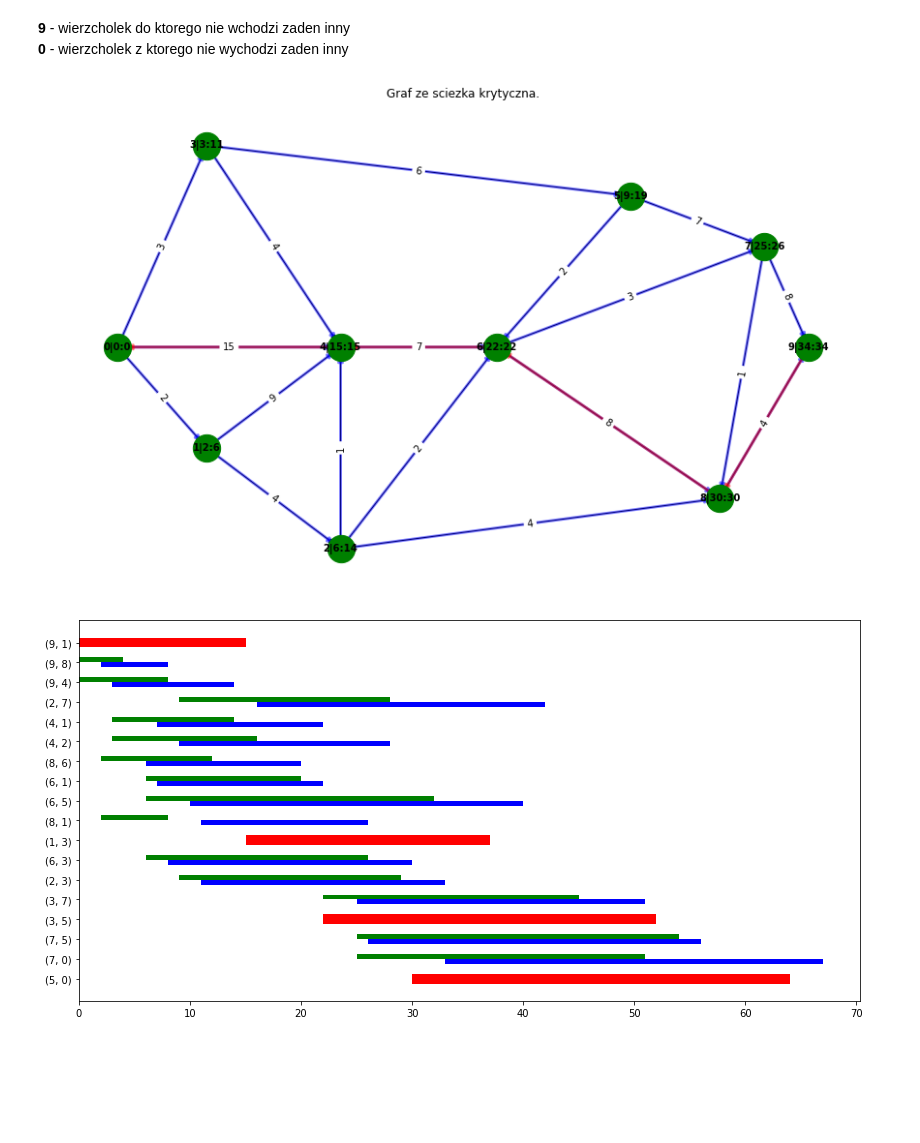
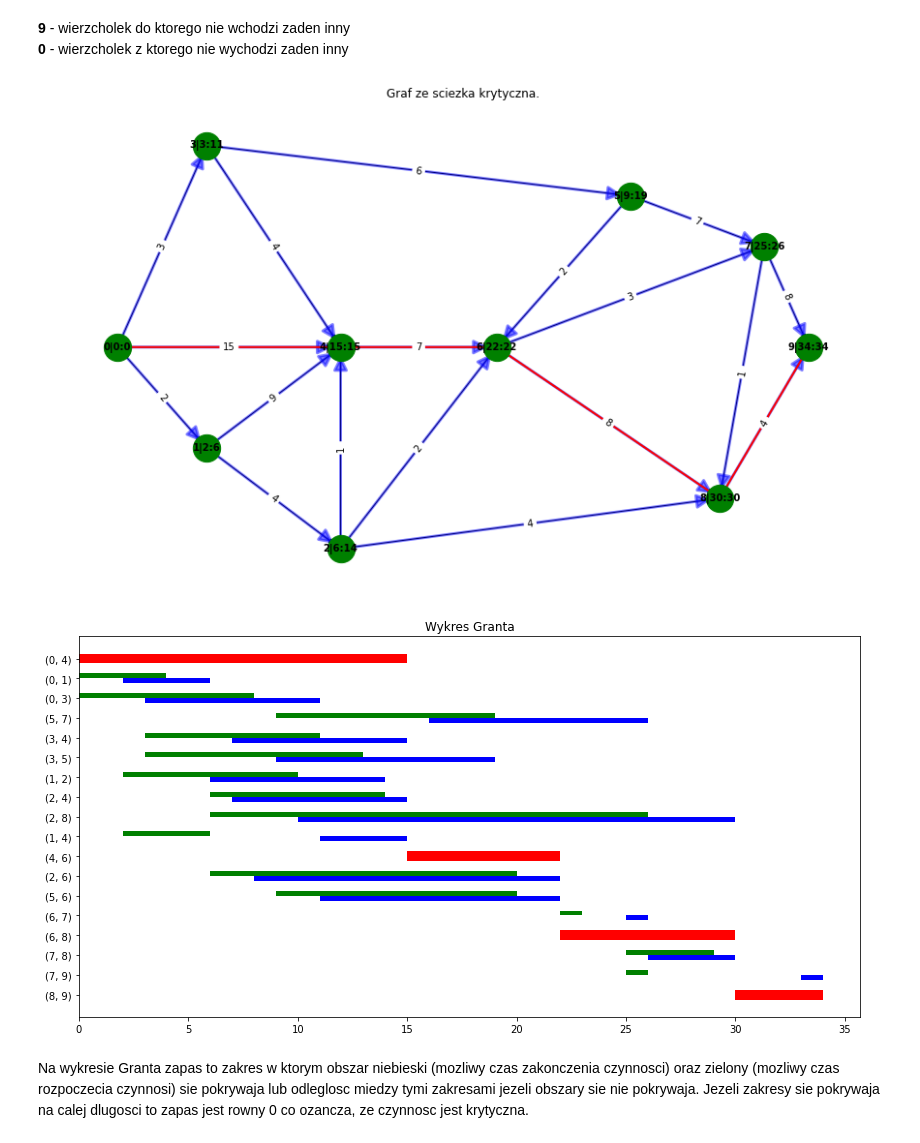
Before and after one commit to djmmatracki/BadanieOperacyjne, a Jupyter notebook: ProgramowanieSieciowe/sprawozdanie.ipynb, the cells around one changed output. Drawn from its saved outputs; the diff is of its cells as text; code cells hidden in the pictures; blank space fills up the shorter version.

```diff
--- a/ProgramowanieSieciowe/sprawozdanie.ipynb
+++ b/ProgramowanieSieciowe/sprawozdanie.ipynb
@@ -175,15 +175,15 @@ pos = {
 labels = {oldIndex: f"{newIndex}|{int(terminy[newIndex][0])}:{int(terminy[newIndex][1])}" for (oldIndex, newIndex) in old2NewIndexes.items()}
 
 nx.draw(G, pos=pos, labels=labels, with_labels=True, font_size=10, font_weight=1000)
-nx.draw_networkx_edges(G, pos, width=3, alpha=0.5, edge_color='b')
+nx.draw_networkx_edges(G, pos, width=3, alpha=0.5, edge_color='b', arrowsize=30)
 nx.draw_networkx_nodes(G, pos, node_size=800, node_color="g")
-nx.draw_networkx_edges(G, pos, edgelist=edges, width=3, alpha=0.5, edge_color='r')
+nx.draw_networkx_edges(G, pos, edgelist=edges, width=2, alpha=1, edge_color='r', arrowsize=1)
 labels = nx.get_edge_attributes(G,'weight')
 nx.draw_networkx_edge_labels(G,pos,edge_labels=labels)
 plt.title("Graf ze sciezka krytyczna.")
 plt.show()
 # %% [output]
-[figure, old version]
+[figure, new version]
 # %%
 # Diagram Granta
 
@@ -205,29 +205,39 @@ edges = [(old2NewIndexes[weight[0]], old2NewIndexes[weight[1]], weight[2]) for w
 Pw, Pp, Kw, Kp = grant(edges, terminy)
 # %%
 
-edges_str = [str((old2NewIndexes[key[0]], old2NewIndexes[key[1]])) for key in Pw.keys()]
+edges_str = [f"({key[0]}, {key[1]})" for key in Pw.keys()]
+
 Pw_list = list(Pw.values())
 Pp_list = list(Pp.values())
 Kw_list = list(Kw.values())
 Kp_list = list(Kp.values())
 
 # Critical
 critical_bar_right = [kp if Pw_list[i] == Pp_list[i] else 0 for i, kp in enumerate(Kp_list)]
 critical_bar_left = [pw if pw == Pp_list[i] else 0 for i, pw in enumerate(Pw_list)]
 
 # Start
 start_bar_right = [pp if Pw_list[i] != Pp_list[i] else 0 for i, pp in enumerate(Pp_list)]
 start_bar_left = [pw if pw != Pp_list[i] else 0 for i, pw in enumerate(Pw_list)]
 
 # End
 end_bar_right = [kp if Kw_list[i] != kp else 0 for i, kp in enumerate(Kp_list)]
 end_bar_left = [kw if kw != Kp_list[i] else 0 for i, kw in enumerate(Kw_list)]
 
 
 plt.figure(figsize=(14, 7))
-plt.barh(edges_str, critical_bar_right, left=critical_bar_left, height=0.5, color='red')
-plt.barh(edges_str, start_bar_right, left=start_bar_left, height=0.25, color='green', align='edge')
-plt.barh(edges_str, end_bar_right, left=end_bar_left, height=-0.25, color='blue', align='edge')
+plt.title("Wykres Granta")
+plt.barh(edges_str, critical_bar_right, height=0.5, color='red')
+plt.barh(edges_str, critical_bar_left, height=0.5, color='white')
+
+
+plt.barh(edges_str, start_bar_right, height=0.25, color='green', align='edge')
+plt.barh(edges_str, start_bar_left, height=0.25, color='white', align='edge')
+
+plt.barh(edges_str, end_bar_right, height=-0.25, color='blue', align='edge')
+plt.barh(edges_str, end_bar_left, height=-0.25, color='white', align='edge')
 plt.show()
 # %% [output]
-[figure, old version]
+[figure, new version]
+# %% [markdown]
+Na wykresie Granta zapas to zakres w ktorym obszar niebieski (mozliwy czas zakonczenia czynnosci) oraz zielony (mozliwy czas rozpoczecia czynnosi) sie pokrywaja lub odleglosc miedzy tymi zakresami jezeli obszary sie nie pokrywaja. Jezeli zakresy sie pokrywaja na calej dlugosci to zapas jest rowny 0 co ozancza, ze czynnosc jest krytyczna.
```
Also changed, not shown: 1 other file.
